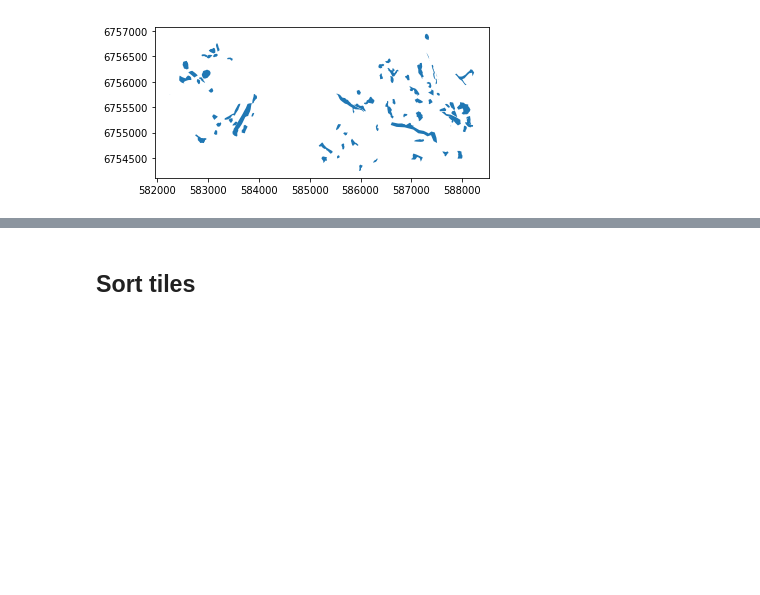
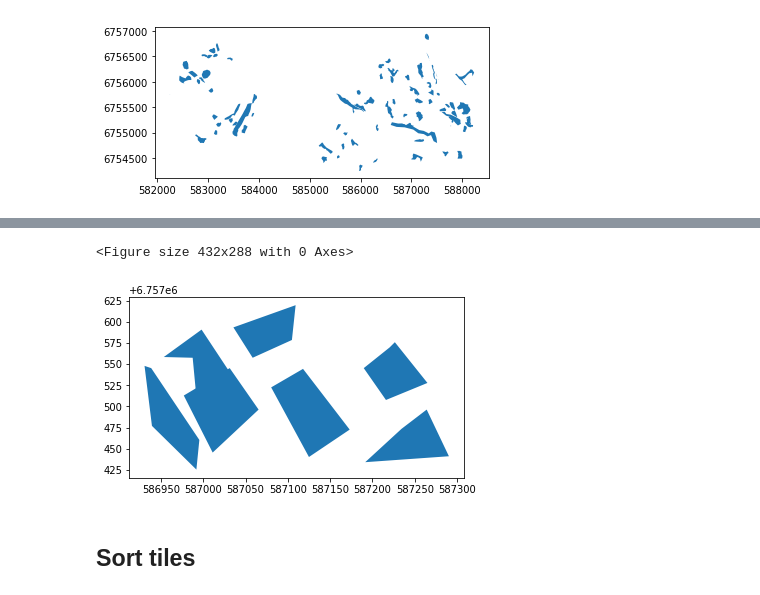
Before and after one commit to JonHidlePedersen/Master-thesis-Jon-Hidle-Pedersen, a Jupyter notebook: Kode/Split_and_sort_tiles.ipynb, the cells around one changed output, grey strips where cells are left out. Saved outputs shown, nothing was run; the diff lists cells and outputs as text; code cells hidden in the pictures; blank space fills up the shorter version.

```diff
--- a/Kode/Split_and_sort_tiles.ipynb
+++ b/Kode/Split_and_sort_tiles.ipynb
@@ -120,3 +132,11 @@ plt.show()
+# %%
+# Plot mis-polygons
+plt.figure()
+mis_geometry_test.plot()
+plt.show()
+# %% [output]
+<Figure size 432x288 with 0 Axes>
+[figure, added]
 # %% [markdown]
 ## Sort tiles
 # %%
```
Also changed, not shown: parts of 15 cells of this notebook, 1 other file.
